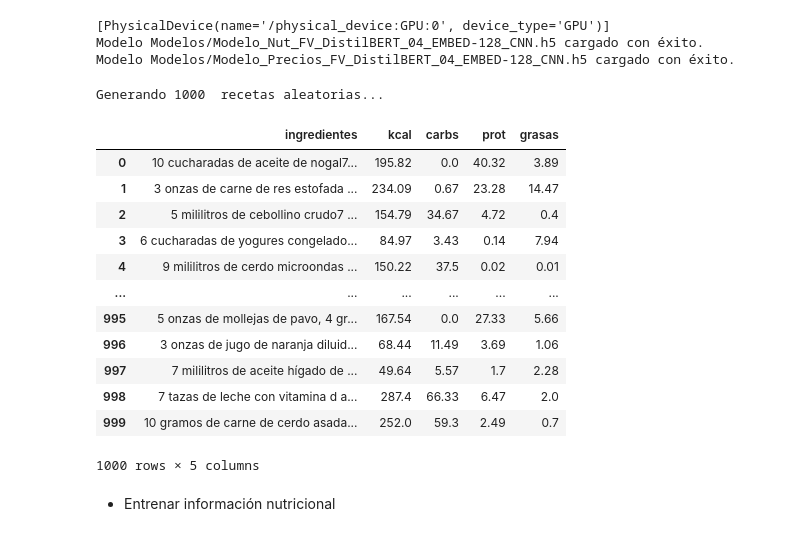
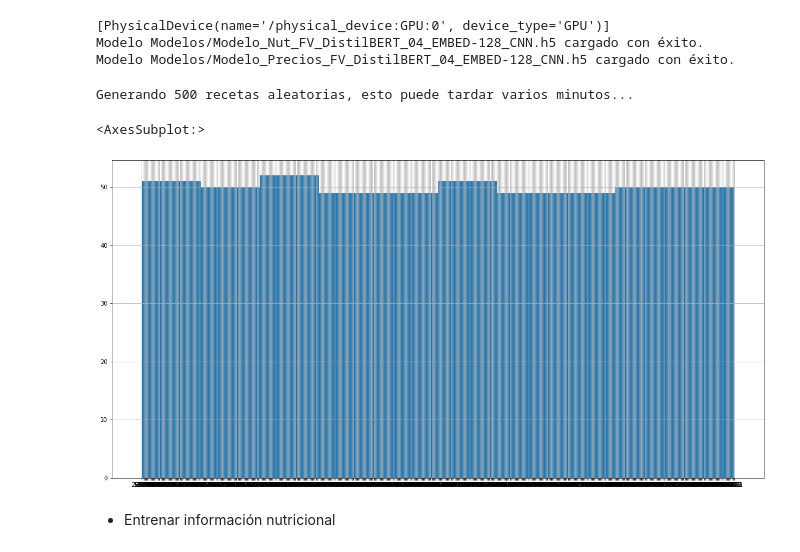
Before and after one commit to JorgeSauri/COMSINT, a Jupyter notebook: NB_Recomendador_COMSINT_LoopTraining_128.ipynb, the cells around one changed output. Drawn from its saved outputs; the diff is of its cells as text; code cells hidden in the pictures.

```diff
--- a/NB_Recomendador_COMSINT_LoopTraining_128.ipynb
+++ b/NB_Recomendador_COMSINT_LoopTraining_128.ipynb
@@ -36,28 +36,18 @@ Modelo Modelos/Modelo_Precios_FV_DistilBERT_04_EMBED-128_CNN.h5 cargado con éxi
 # %%
 test = recomendador128.generar_dataset_entrenamiento_nut(df_nutricionales='nutricion_mejorado.csv',
                                                   min_ingredientes=1, max_ingredientes=2,
                                                   min_unidades=3, max_unidades=11,
-                                                  min_kcal=50, max_kcal= 301,
-                                                  numero_recetas=1000, _INTENTOS=5,
+                                                  min_kcal=150, max_kcal= 550,
+                                                  numero_recetas=500, _INTENTOS=5,
                                                   )
 
 df = pd.DataFrame(test, columns=['ingredientes', 'kcal', 'carbs', 'prot', 'grasas'])
-df
+plt.figure(figsize=(20,10))
+df['kcal'].hist()
 # %% [output]
-Generando 1000  recetas aleatorias...
+Generando 500 recetas aleatorias, esto puede tardar varios minutos...
-|  | ingredientes | kcal | carbs | prot | grasas |
-| 0 | 10 cucharadas de aceite de nogal7... | 195.82 | 0.0 | 40.32 | 3.89 |
-| 1 | 3 onzas de carne de res estofada ... | 234.09 | 0.67 | 23.28 | 14.47 |
-| 2 | 5 mililitros de cebollino crudo7 ... | 154.79 | 34.67 | 4.72 | 0.4 |
-| 3 | 6 cucharadas de yogures congelado... | 84.97 | 3.43 | 0.14 | 7.94 |
-| 4 | 9 mililitros de cerdo microondas ... | 150.22 | 37.5 | 0.02 | 0.01 |
-| ... | ... | ... | ... | ... | ... |
-| 995 | 5 onzas de mollejas de pavo, 4 gr... | 167.54 | 0.0 | 27.33 | 5.66 |
-| 996 | 3 onzas de jugo de naranja diluid... | 68.44 | 11.49 | 3.69 | 1.06 |
-| 997 | 7 mililitros de aceite hígado de ... | 49.64 | 5.57 | 1.7 | 2.28 |
-| 998 | 7 tazas de leche con vitamina d a... | 287.4 | 66.33 | 6.47 | 2.0 |
-| 999 | 10 gramos de carne de cerdo asada... | 252.0 | 59.3 | 2.49 | 0.7 |
-1000 rows × 5 columns
+<AxesSubplot:>
+[figure, added]
 # %% [markdown]
 * Entrenar información nutricional
 # %%
```
Also changed, not shown: parts of 2 cells of this notebook, 2 other files.
